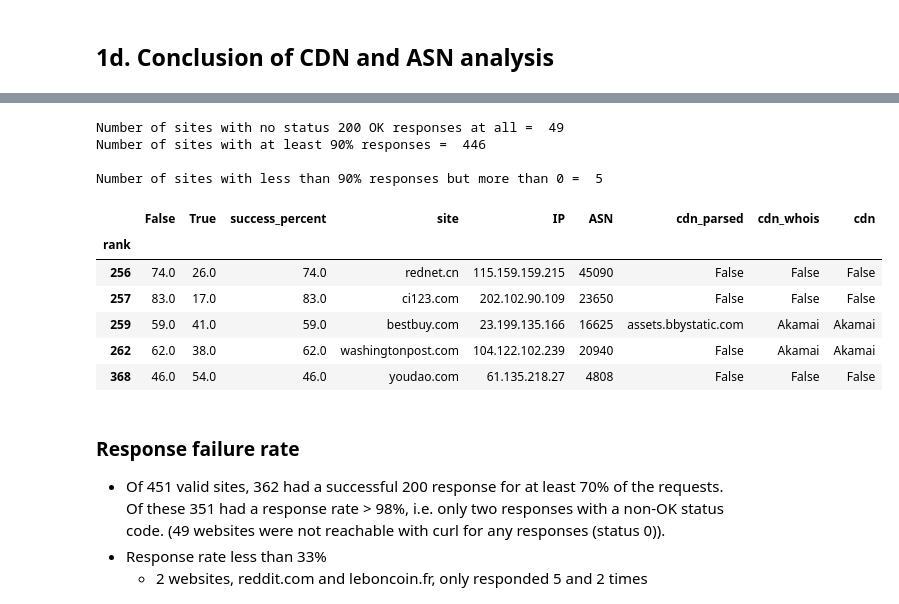
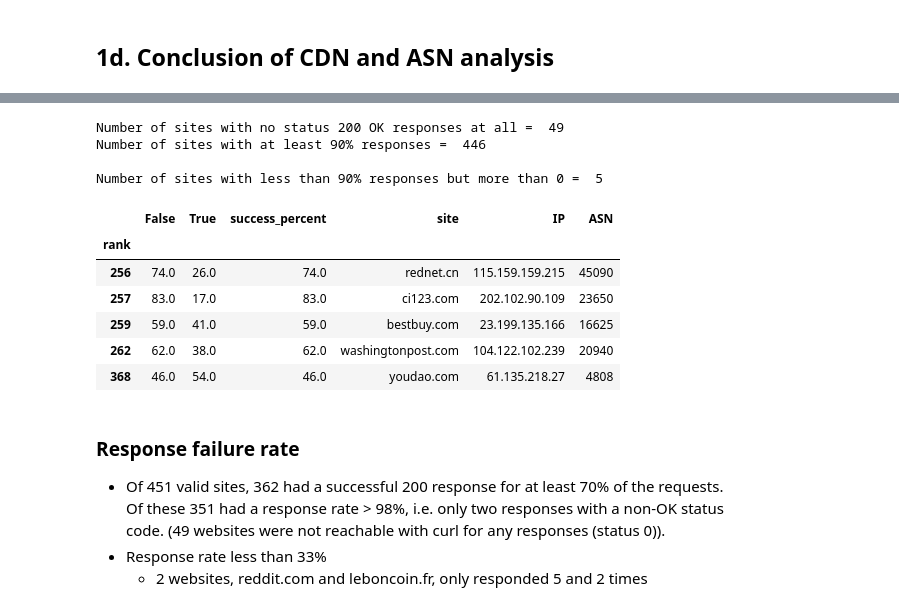
Before and after one commit to shahifaqeer/cdn-analysis, a Jupyter notebook: Analysis.ipynb, the cells around one changed output, grey strips where cells are left out. Drawn from its saved outputs; the diff is of its cells as text; code cells hidden in the pictures.

```diff
--- a/Analysis.ipynb
+++ b/Analysis.ipynb
@@ -356,29 +366,29 @@ List of failed sites =  ['login.tmall.com', 'microsoftonline.com', 'pages.tmall.
 # %%
 df_temp = df_timing.groupby(['rank', 'status_fail'])['response_code'].count().reset_index()
 df_pivot = df_temp.pivot(index='rank', columns='status_fail', values='response_code').fillna(0)
 
 df_pivot['success_percent'] = df_pivot[False]*100/(df_pivot[True]+df_pivot[False])
 
 print("Number of sites with no status 200 OK responses at all = ",
       len(df_pivot[df_pivot['success_percent']==0]))
 print("Number of sites with at least 90% responses = ",
       len(df_pivot[df_pivot['success_percent']>=90]))
 print("\nNumber of sites with less than 90% responses but more than 0 = ",
       len(df_pivot[ (df_pivot['success_percent']<90) & (df_pivot['success_percent']>0) ]))
 
-df_pivot[ (df_pivot['success_percent']<90) & (df_pivot['success_percent']>0) ].join(df_asn_cdn.set_index('rank'))
+df_pivot[ (df_pivot['success_percent']<90) & (df_pivot['success_percent']>0) ].join(df_all.set_index('rank'))
 # %% [output]
 Number of sites with no status 200 OK responses at all =  49
 Number of sites with at least 90% responses =  446
 
 Number of sites with less than 90% responses but more than 0 =  5
-|  | False | True | success_percent | site | IP | ASN | cdn_parsed | cdn_whois | cdn |
-| rank |  |  |  |  |  |  |  |  |  |
-| 256 | 74.0 | 26.0 | 74.0 | rednet.cn | 115.159.159.215 | 45090 | False | False | False |
-| 257 | 83.0 | 17.0 | 83.0 | ci123.com | 202.102.90.109 | 23650 | False | False | False |
-| 259 | 59.0 | 41.0 | 59.0 | bestbuy.com | 23.199.135.166 | 16625 | assets.bbystatic.com | Akamai | Akamai |
-| 262 | 62.0 | 38.0 | 62.0 | washingtonpost.com | 104.122.102.239 | 20940 | False | Akamai | Akamai |
-| 368 | 46.0 | 54.0 | 46.0 | youdao.com | 61.135.218.27 | 4808 | False | False | False |
+|  | False | True | success_percent | site | IP | ASN |
+| rank |  |  |  |  |  |  |
+| 256 | 74.0 | 26.0 | 74.0 | rednet.cn | 115.159.159.215 | 45090 |
+| 257 | 83.0 | 17.0 | 83.0 | ci123.com | 202.102.90.109 | 23650 |
+| 259 | 59.0 | 41.0 | 59.0 | bestbuy.com | 23.199.135.166 | 16625 |
+| 262 | 62.0 | 38.0 | 62.0 | washingtonpost.com | 104.122.102.239 | 20940 |
+| 368 | 46.0 | 54.0 | 46.0 | youdao.com | 61.135.218.27 | 4808 |
 # %%
 #from calculate_timings import calculate_sizes, calculate_timings
 #
```
Also changed, not shown: parts of 10 cells of this notebook, 3 other files.
